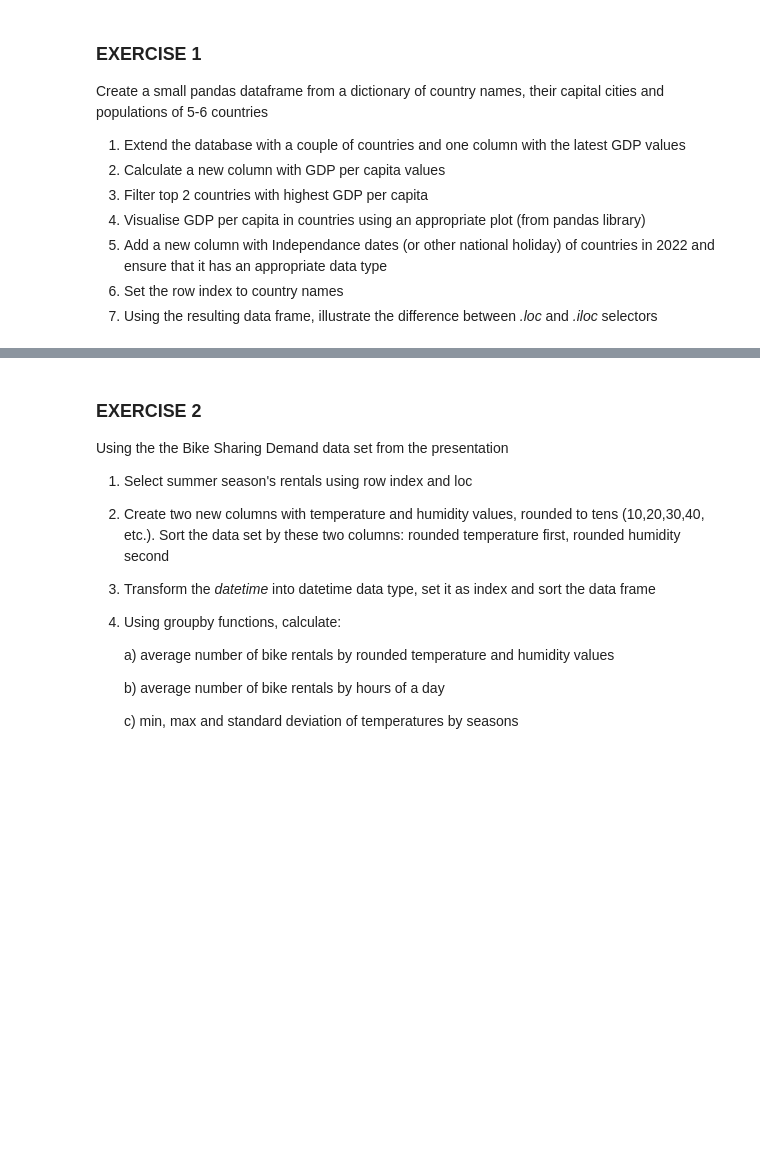
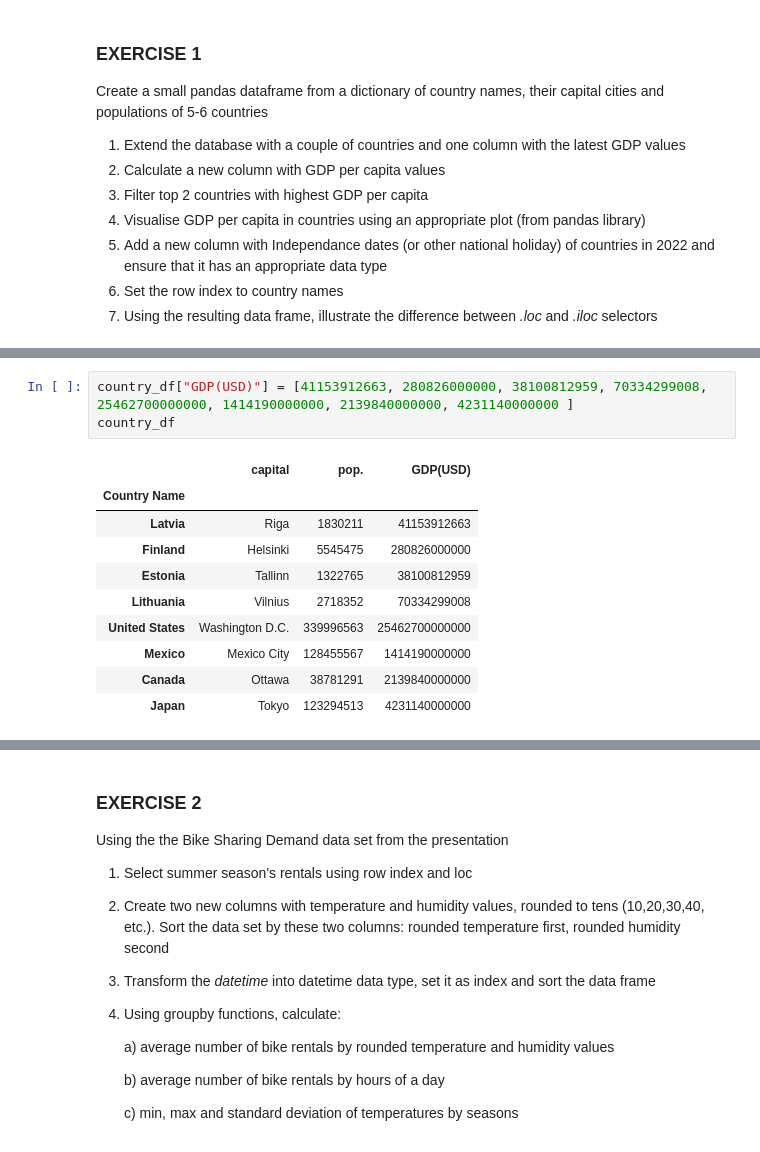
Before and after one commit to Takosaga/fall_23, a Jupyter notebook: programming_for_data_analytics/Gamez_lab5.ipynb, the cells around one changed output, grey strips where cells are left out. Drawn from its saved outputs; the diff is of its cells as text; blank space fills up the shorter version.

```diff
--- a/programming_for_data_analytics/Gamez_lab5.ipynb
+++ b/programming_for_data_analytics/Gamez_lab5.ipynb
@@ -11,0 +70,14 @@ Create a small pandas dataframe from a dictionary of country names, their capita
+# %%
+country_df["GDP(USD)"] = [41153912663, 280826000000, 38100812959, 70334299008, 25462700000000, 1414190000000, 2139840000000, 4231140000000 ]
+country_df
+# %% [output]
+|  | capital | pop. | GDP(USD) |
+| Country Name |  |  |  |
+| Latvia | Riga | 1830211 | 41153912663 |
+| Finland | Helsinki | 5545475 | 280826000000 |
+| Estonia | Tallinn | 1322765 | 38100812959 |
+| Lithuania | Vilnius | 2718352 | 70334299008 |
+| United States | Washington D.C. | 339996563 | 25462700000000 |
+| Mexico | Mexico City | 128455567 | 1414190000000 |
+| Canada | Ottawa | 38781291 | 2139840000000 |
+| Japan | Tokyo | 123294513 | 4231140000000 |
```
Also changed, not shown: parts of 6 cells of this notebook, 1 other file.
